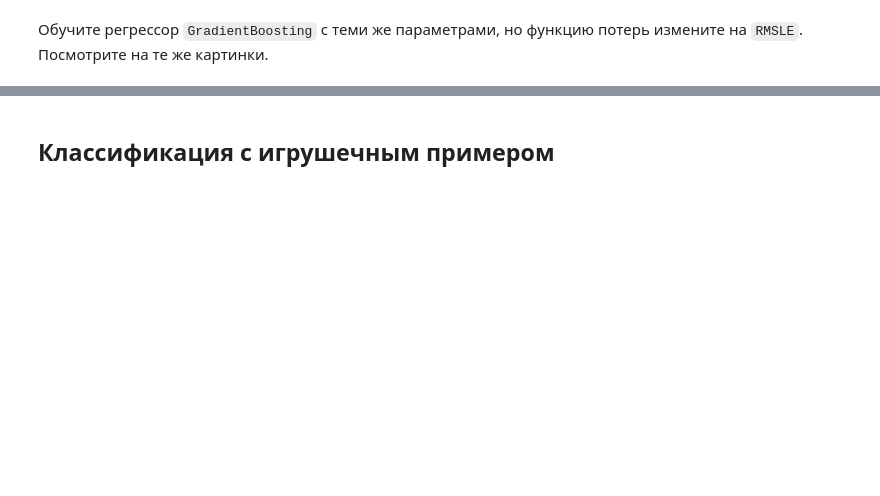
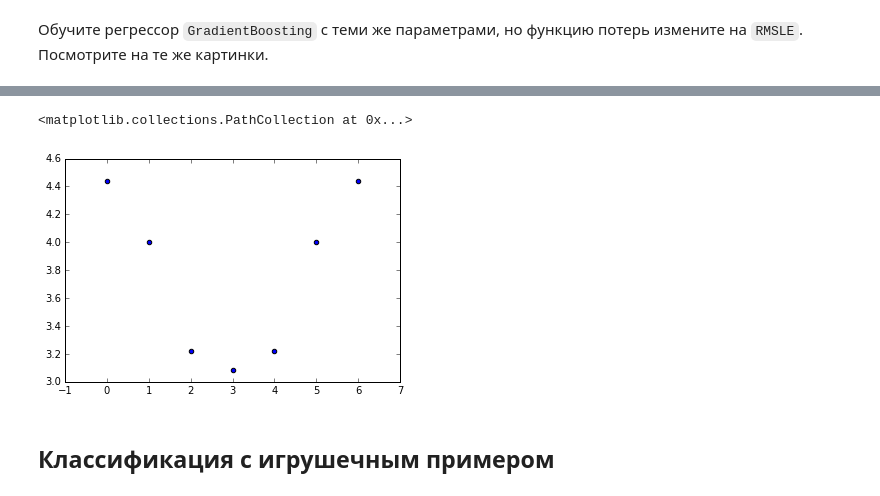
Before and after one commit to borowis/mlcourse_open, a Jupyter notebook: jupyter_notebooks/topic10_boosting/my_hw10_implement_boostinga.ipynb, the cells around one changed output, grey strips where cells are left out. Drawn from its saved outputs; the diff is of its cells as text; code cells hidden in the pictures; blank space fills up the shorter version.

```diff
--- a/jupyter_notebooks/topic10_boosting/my_hw10_implement_boostinga.ipynb
+++ b/jupyter_notebooks/topic10_boosting/my_hw10_implement_boostinga.ipynb
@@ -156,3 +270,8 @@ plt.scatter(X_regr_toy, y_regr_toy);
+# %%
+plt.scatter(X_regr_toy, gbm.predict(X_regr_toy))
+# %% [output]
+<matplotlib.collections.PathCollection at 0x...>
+[figure, added]
 # %% [markdown]
 ## Классификация с игрушечным примером
 # %%
```
Also changed, not shown: parts of 27 cells of this notebook.
